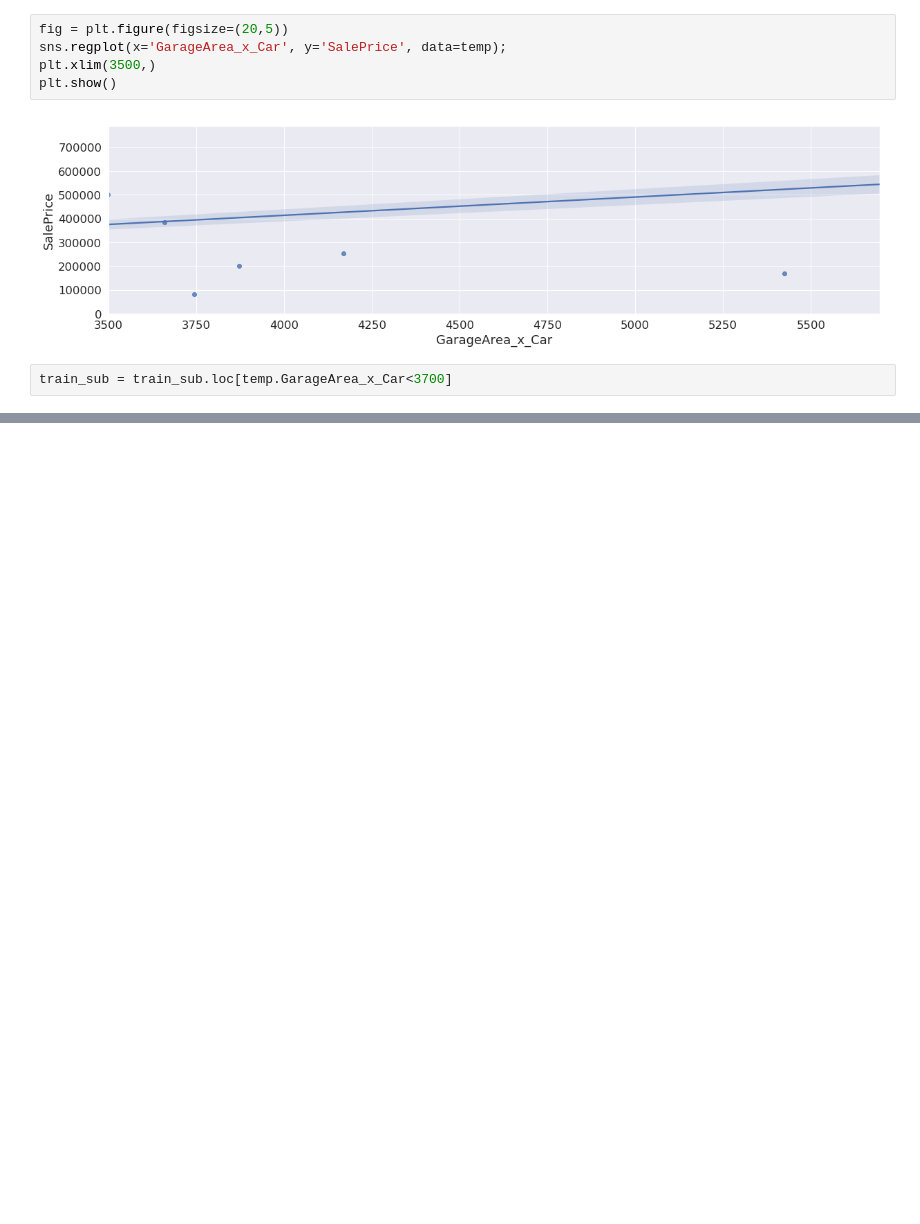
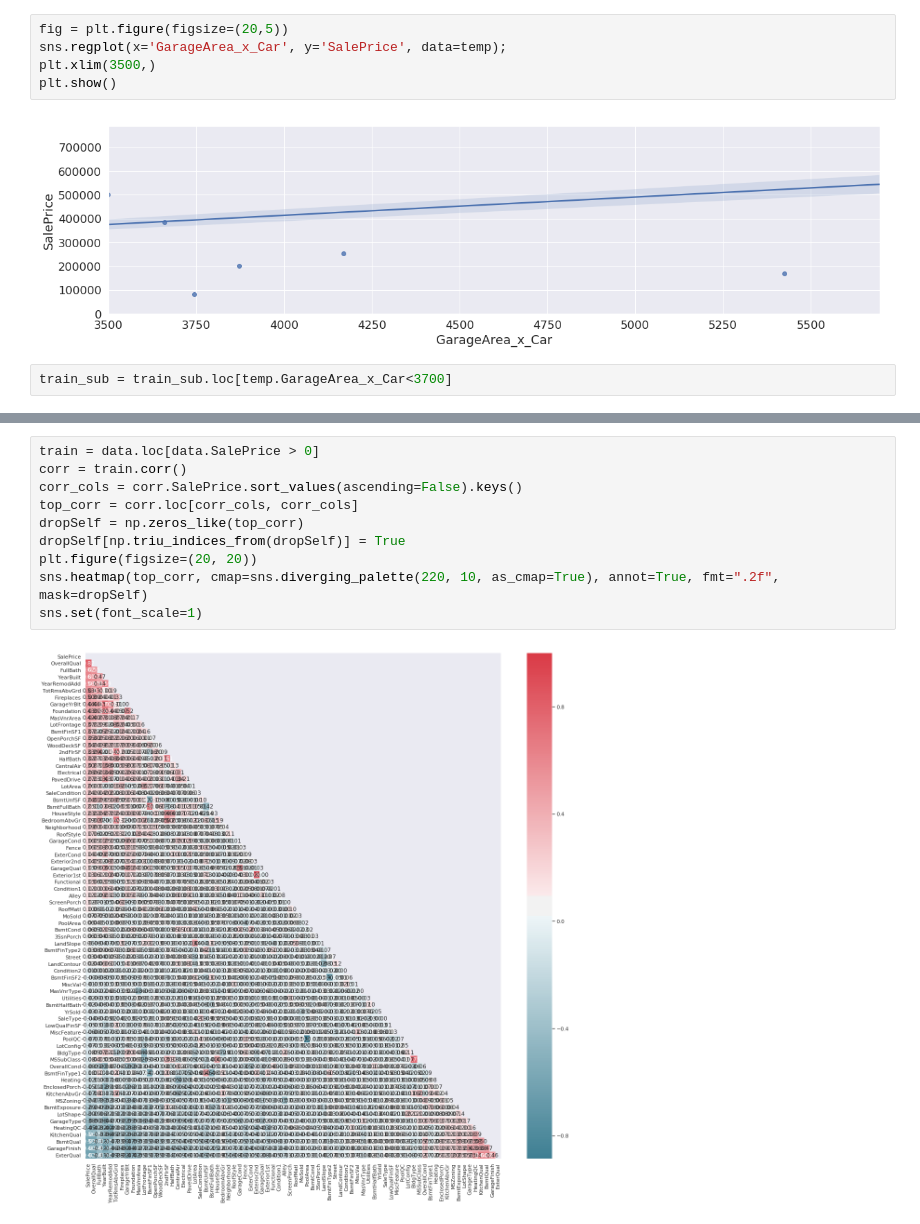
Before and after one commit to sofiawangy/Housing-prices, a Jupyter notebook: script2.ipynb, the cells around one changed output, grey strips where cells are left out. Cells and saved outputs as stored; diff of their text form; blank space fills up the shorter version.

```diff
--- a/script2.ipynb
+++ b/script2.ipynb
@@ -237,0 +389,12 @@ dtype: object
+# %%
+train = data.loc[data.SalePrice > 0]
+corr = train.corr()
+corr_cols = corr.SalePrice.sort_values(ascending=False).keys()
+top_corr = corr.loc[corr_cols, corr_cols]
+dropSelf = np.zeros_like(top_corr)
+dropSelf[np.triu_indices_from(dropSelf)] = True
+plt.figure(figsize=(20, 20))
+sns.heatmap(top_corr, cmap=sns.diverging_palette(220, 10, as_cmap=True), annot=True, fmt=".2f", mask=dropSelf)
+sns.set(font_scale=1)
+# %% [output]
+[figure, added]
```
Also changed, not shown: parts of 22 cells of this notebook, 2 other files.
